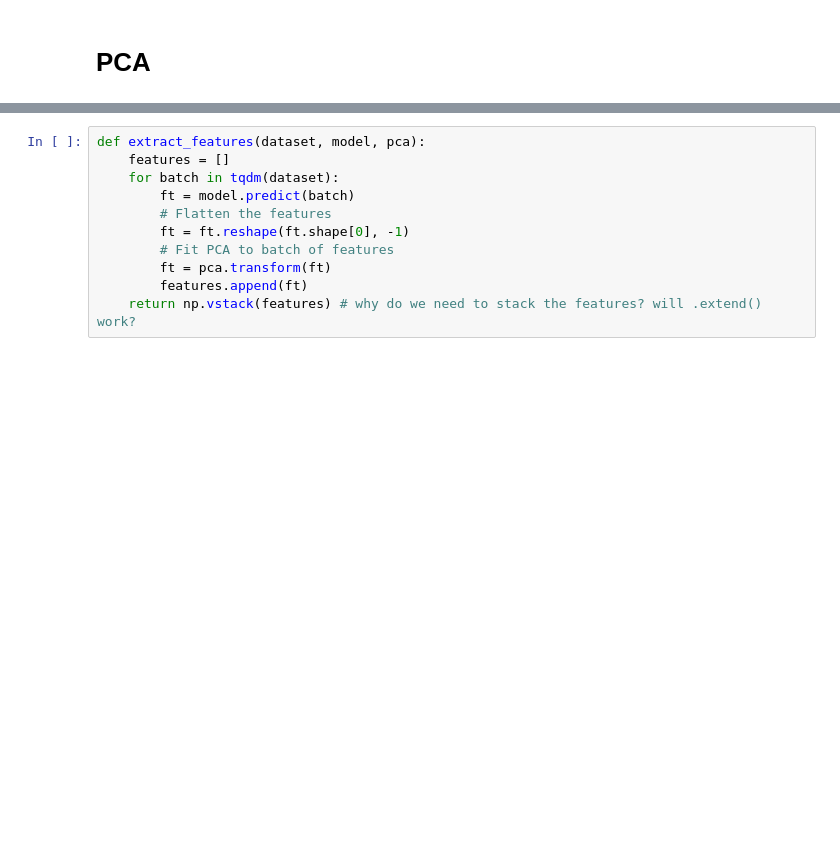
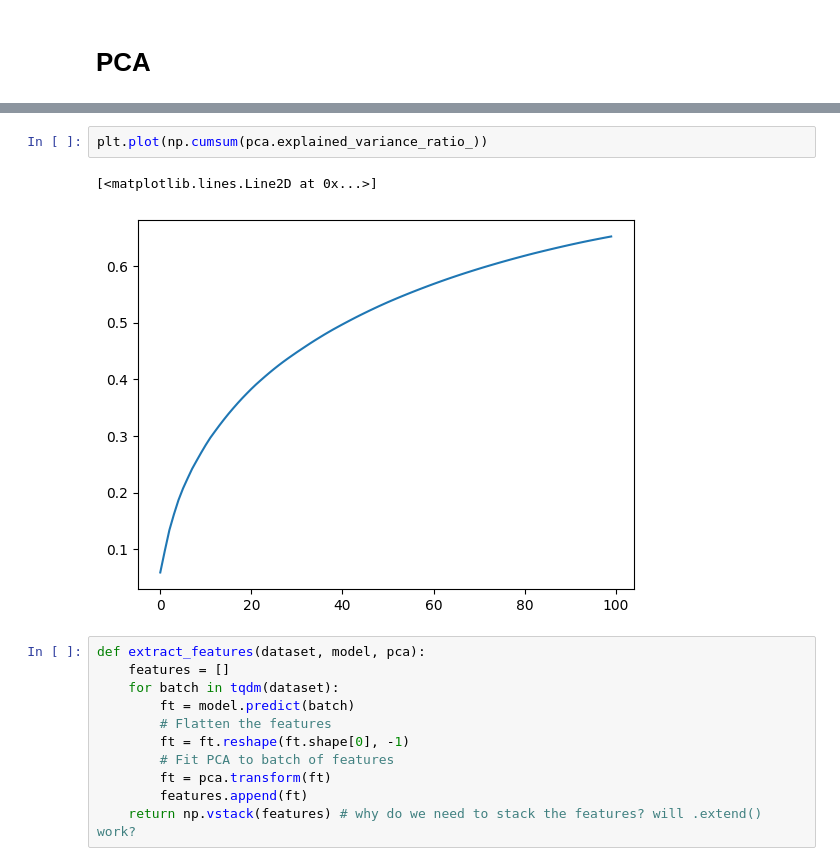
Before and after one commit to iannwtf-algonauts/algonauts23, a Jupyter notebook: tf_pipeline.ipynb, the cells around one changed output, grey strips where cells are left out. Drawn from its saved outputs; the diff is of its cells as text; blank space fills up the shorter version.

```diff
--- a/tf_pipeline.ipynb
+++ b/tf_pipeline.ipynb
@@ -97,3 +127,8 @@ plt.plot(pca.explained_variance_ratio_)
+# %%
+plt.plot(np.cumsum(pca.explained_variance_ratio_))
+# %% [output]
+[<matplotlib.lines.Line2D at 0x...>]
+[figure, added]
 # %%
 def extract_features(dataset, model, pca):
     features = []
```
Also changed, not shown: parts of 7 cells of this notebook.
